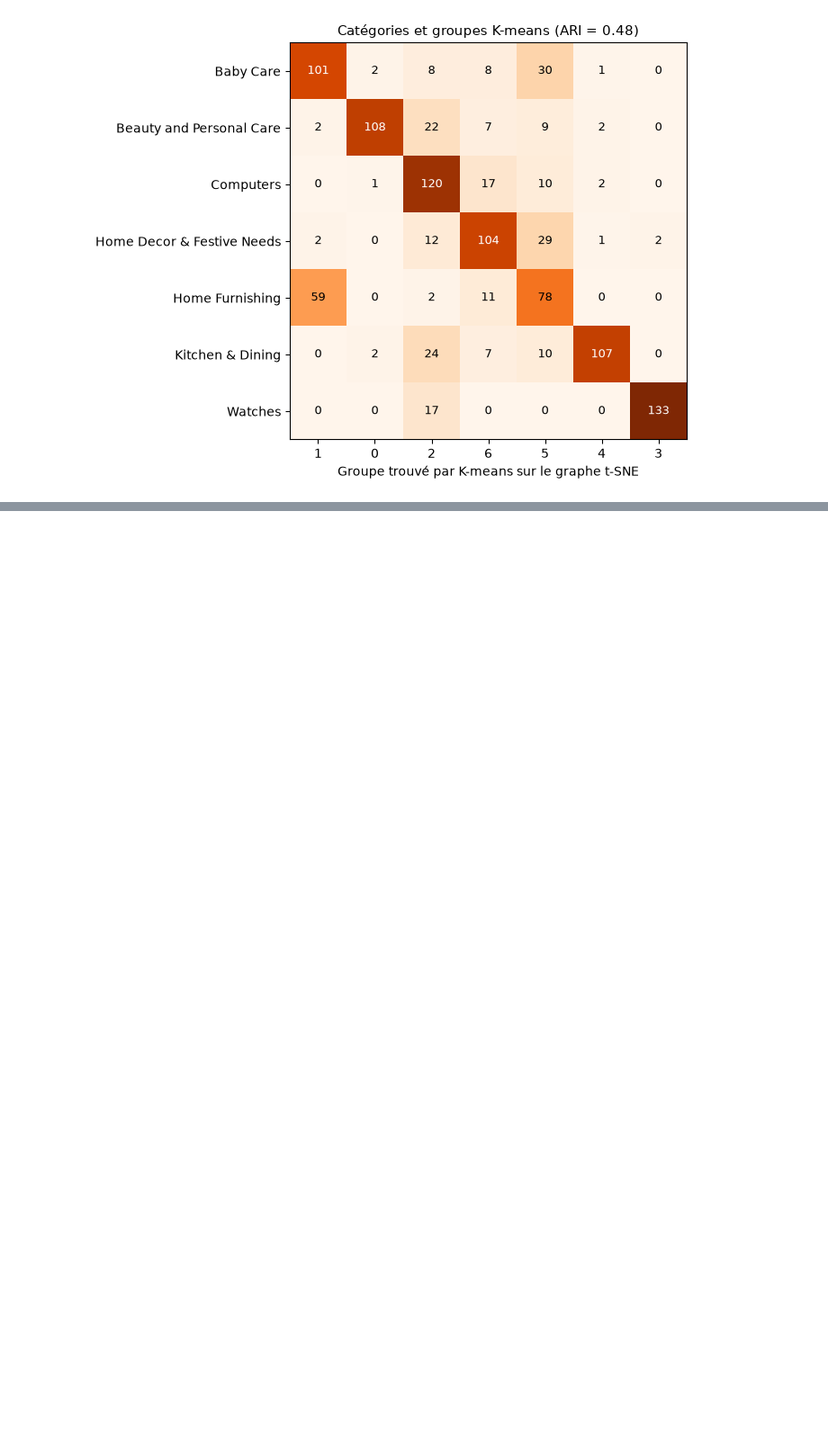
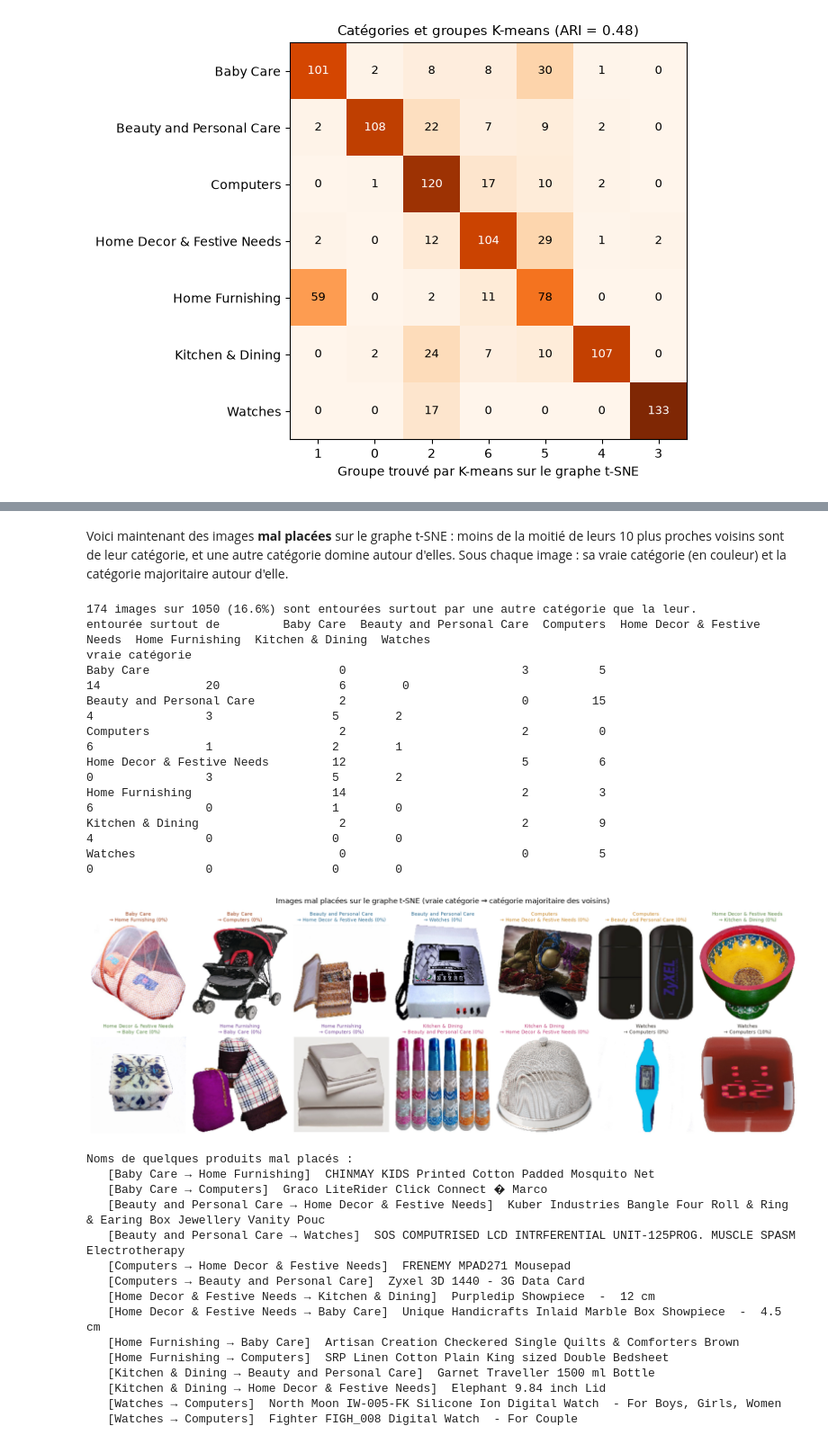
Before and after one commit to martialaristide/tp-vgg19-tsne-flipkart, a Jupyter notebook: TP_VGG19_tSNE_Flipkart.ipynb, the cells around one changed output, grey strips where cells are left out. Shown at 90% size. Cells and saved outputs as stored; diff of their text form; code cells hidden in the pictures; blank space fills up the shorter version.

```diff
--- a/TP_VGG19_tSNE_Flipkart.ipynb
+++ b/TP_VGG19_tSNE_Flipkart.ipynb
@@ -409 +592,63 @@ plt.show()
+# %% [markdown]
+Voici maintenant des images **mal placées** sur le graphe t-SNE : moins de la moitié de leurs 10 plus proches voisins sont de leur catégorie,
+et une autre catégorie domine autour d'elles.
+Sous chaque image : sa vraie catégorie (en couleur) et la catégorie majoritaire autour d'elle.
+# %%
+cat_voisins = y[voisins[:, 1:]]
+majoritaire = np.array([pd.Series(v).mode().iloc[0] for v in cat_voisins])
+# mal placée = moins de la moitié des voisins de sa catégorie ET une autre catégorie dominante autour d'elle
+mal_places = np.where((purete < 0.5) & (majoritaire != y))[0]
+print(f"{len(mal_places)} images sur {len(y)} ({len(mal_places) / len(y):.1%}) sont entourées surtout par une autre catégorie que la leur.")
+print(pd.crosstab(pd.Series(y[mal_places], name="vraie catégorie"),
+                  pd.Series(majoritaire[mal_places], name="entourée surtout de")).to_string())
+
+# Échantillon reproductible : jusqu'à 2 images par catégorie, les plus isolées d'abord
+echantillon = []
+for cat in CATEGORIES:
+    idx_cat = [i for i in mal_places[np.argsort(purete[mal_places])] if y[i] == cat]
+    echantillon += idx_cat[:2]
+
+n_col = 7
+n_lig = int(np.ceil(len(echantillon) / n_col))
+fig, axes = plt.subplots(n_lig, n_col, figsize=(2.4 * n_col, 3.0 * n_lig))
+for ax in np.atleast_1d(axes).ravel():
+    ax.axis("off")
+for ax, i in zip(np.atleast_1d(axes).ravel(), echantillon):
+    ax.imshow(keras.utils.load_img(df.loc[i, "chemin"], target_size=(160, 160)))
+    ax.set_title(f"{y[i]}\n→ {majoritaire[i]} ({purete[i]:.0%})", fontsize=8, color=couleurs[y[i]])
+fig.suptitle("Images mal placées sur le graphe t-SNE (vraie catégorie → catégorie majoritaire des voisins)", fontsize=12)
+plt.tight_layout()
+sauver_figure("images_mal_placees.png", dpi=150, bbox_inches="tight")
+plt.show()
+
+print("\nNoms de quelques produits mal placés :")
+for i in echantillon:
+    print(f"   [{y[i]} → {majoritaire[i]}]  {str(df.loc[i, 'product_name'])[:75]}")
+# %% [output]
+174 images sur 1050 (16.6%) sont entourées surtout par une autre catégorie que la leur.
+entourée surtout de         Baby Care  Beauty and Personal Care  Computers  Home Decor & Festive Needs  Home Furnishing  Kitchen & Dining  Watches
+vraie catégorie
+Baby Care                           0                         3          5                          14               20                 6        0
+Beauty and Personal Care            2                         0         15                           4                3                 5        2
+Computers                           2                         2          0                           6                1                 2        1
+Home Decor & Festive Needs         12                         5          6                           0                3                 5        2
+Home Furnishing                    14                         2          3                           6                0                 1        0
+Kitchen & Dining                    2                         2          9                           4                0                 0        0
+Watches                             0                         0          5                           0                0                 0        0
+[figure, added]
+Noms de quelques produits mal placés :
+   [Baby Care → Home Furnishing]  CHINMAY KIDS Printed Cotton Padded Mosquito Net
+   [Baby Care → Computers]  Graco LiteRider Click Connect � Marco
+   [Beauty and Personal Care → Home Decor & Festive Needs]  Kuber Industries Bangle Four Roll & Ring & Earing Box Jewellery Vanity Pouc
+   [Beauty and Personal Care → Watches]  SOS COMPUTRISED LCD INTRFERENTIAL UNIT-125PROG. MUSCLE SPASM Electrotherapy
+   [Computers → Home Decor & Festive Needs]  FRENEMY MPAD271 Mousepad
+   [Computers → Beauty and Personal Care]  Zyxel 3D 1440 - 3G Data Card
+   [Home Decor & Festive Needs → Kitchen & Dining]  Purpledip Showpiece  -  12 cm
+   [Home Decor & Festive Needs → Baby Care]  Unique Handicrafts Inlaid Marble Box Showpiece  -  4.5 cm
+   [Home Furnishing → Baby Care]  Artisan Creation Checkered Single Quilts & Comforters Brown
+   [Home Furnishing → Computers]  SRP Linen Cotton Plain King sized Double Bedsheet
+   [Kitchen & Dining → Beauty and Personal Care]  Garnet Traveller 1500 ml Bottle
+   [Kitchen & Dining → Home Decor & Festive Needs]  Elephant 9.84 inch Lid
+   [Watches → Computers]  North Moon IW-005-FK Silicone Ion Digital Watch  - For Boys, Girls, Women
+   [Watches → Computers]  Fighter FIGH_008 Digital Watch  - For Couple
 # %% [markdown]
```
Also changed, not shown: parts of 11 cells of this notebook, 13 other files.
